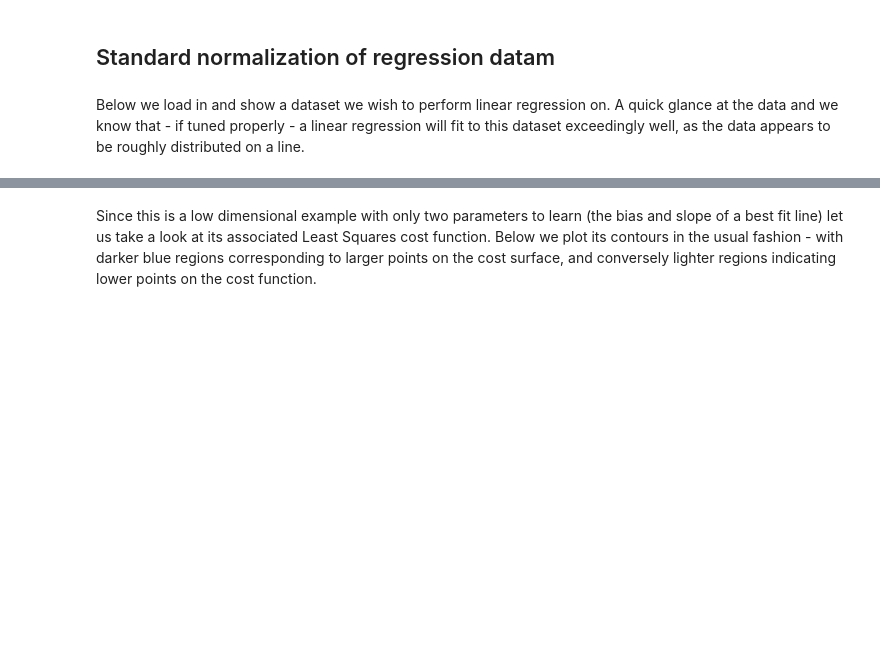
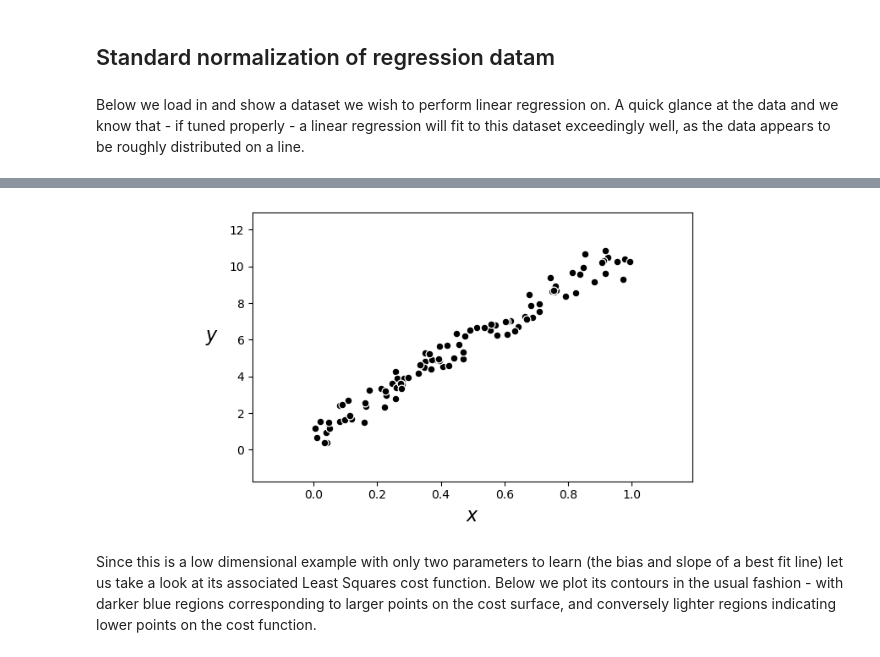
Before and after one commit to neonwatty/machine_learning_refined, a Jupyter notebook: notes/9_Feature_engineer_select/9_3_Scaling.ipynb, the cells around one changed output, grey strips where cells are left out. Drawn from its saved outputs; the diff is of its cells as text; code cells hidden in the pictures; blank space fills up the shorter version.

```diff
--- a/notes/9_Feature_engineer_select/9_3_Scaling.ipynb
+++ b/notes/9_Feature_engineer_select/9_3_Scaling.ipynb
@@ -43,11 +74,11 @@ Below we load in and show a dataset we wish to perform linear regression on.  A
 # %%
 ## This code cell will not be shown in the HTML version of this notebook
 # load data
-data = np.loadtxt( datapath + 'unnorm_linregress_data.csv',delimiter = ',')
+data = np.loadtxt('chapter_9_datasets/unnorm_linregress_data.csv',delimiter = ',')
 x = data[:-1,:]
 y = data[-1:,:]
 
 # plot dataset
-demo = regress_plotter.Visualizer(data)
-demo.plot_data()
+demo = section_9_3_helpers.RegressionVisualizer(data)
+demo.plot_data();
 # %% [output]
@@ -56,3 +85,4 @@ demo.plot_data()
+[figure, added]
 # %% [markdown]
 Since this is a low dimensional example with only two parameters to learn (the bias and slope of a best fit line) let us take a look at its associated Least Squares cost function.  Below we plot its contours in the usual fashion - with darker blue regions corresponding to larger points on the cost surface, and conversely lighter regions indicating lower points on the cost function.
 # %% [markdown]
```
Also changed, not shown: parts of 7 cells of this notebook, 33 other files.
